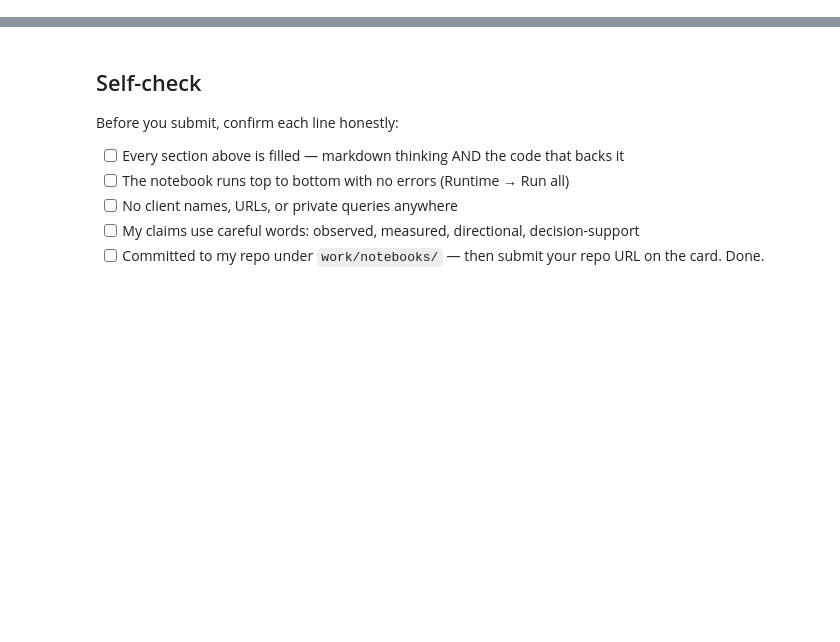
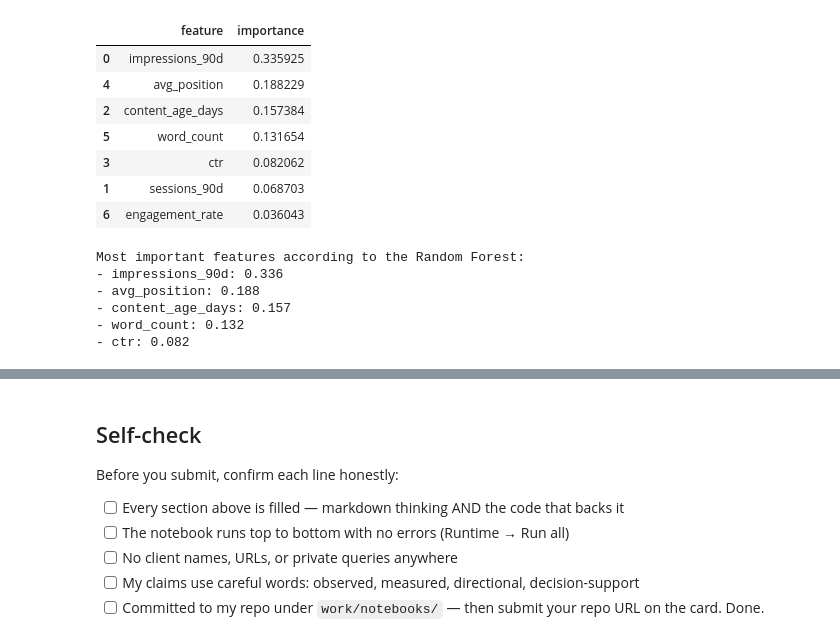
Before and after one commit to Anshikaag-28/Anshika-FlyRank-ML, a Jupyter notebook: work/notebooks/w05_model.ipynb, the cells around one changed output, grey strips where cells are left out. Cells and saved outputs as stored; diff of their text form; code cells hidden in the pictures; blank space fills up the shorter version.

```diff
--- a/work/notebooks/w05_model.ipynb
+++ b/work/notebooks/w05_model.ipynb
@@ -36,0 +185,17 @@ This skeleton is yours to fill. Work the sections **in order** — each one has
+# %%
+# Prepare train and test data
+
+X_train = train_df[features].copy()
+y_train = train_df["is_declining_label"].copy()
+
+X_test = test_df[features].copy()
+y_test = test_df["is_declining_label"].copy()
+
+# Fill missing numeric values using training medians
+train_medians = X_train.median(numeric_only=True)
+
+X_train = X_train.fillna(train_medians)
+X_test = X_test.fillna(train_medians)
+
+print("X_train shape:", X_train.shape)
+print("X_test shape:", X_test.shape)
@@ -36,0 +205,15 @@ This skeleton is yours to fill. Work the sections **in order** — each one has
+# %%
+# Train Random Forest
+
+rf_model = RandomForestClassifier(
+    n_estimators=200,
+    max_depth=12,
+    min_samples_leaf=5,
+    random_state=42,
+    n_jobs=-1,
+    class_weight="balanced"
+)
+
+rf_model.fit(X_train, y_train)
+
+print("Random Forest training completed.")
@@ -36,0 +420,34 @@ This skeleton is yours to fill. Work the sections **in order** — each one has
+# %%
+importance = pd.DataFrame({
+    "feature": features,
+    "importance": rf_model.feature_importances_
+}).sort_values(
+    "importance",
+    ascending=False
+)
+
+display(importance)
+# %% [output]
+|  | feature | importance |
+| 0 | impressions_90d | 0.335925 |
+| 4 | avg_position | 0.188229 |
+| 2 | content_age_days | 0.157384 |
+| 5 | word_count | 0.131654 |
+| 3 | ctr | 0.082062 |
+| 1 | sessions_90d | 0.068703 |
+| 6 | engagement_rate | 0.036043 |
+# %%
+print("Most important features according to the Random Forest:")
+
+for _, row in importance.head(5).iterrows():
+    print(
+        f"- {row['feature']}: "
+        f"{row['importance']:.3f}"
+    )
+# %% [output]
+Most important features according to the Random Forest:
+- impressions_90d: 0.336
+- avg_position: 0.188
+- content_age_days: 0.157
+- word_count: 0.132
+- ctr: 0.082
```
Also changed, not shown: parts of 29 cells of this notebook.
